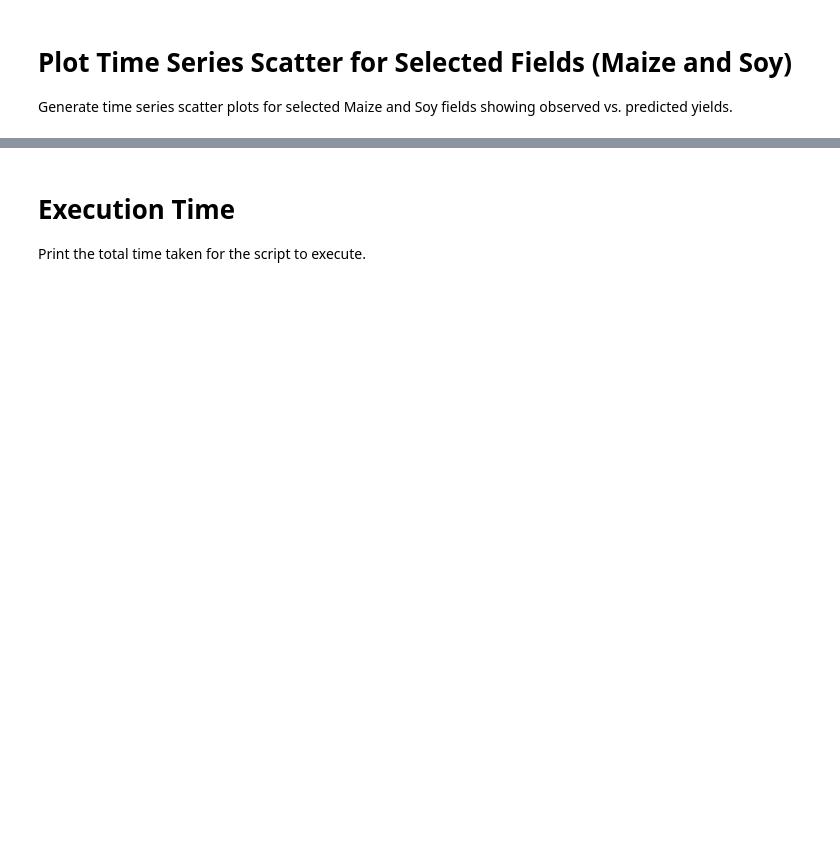
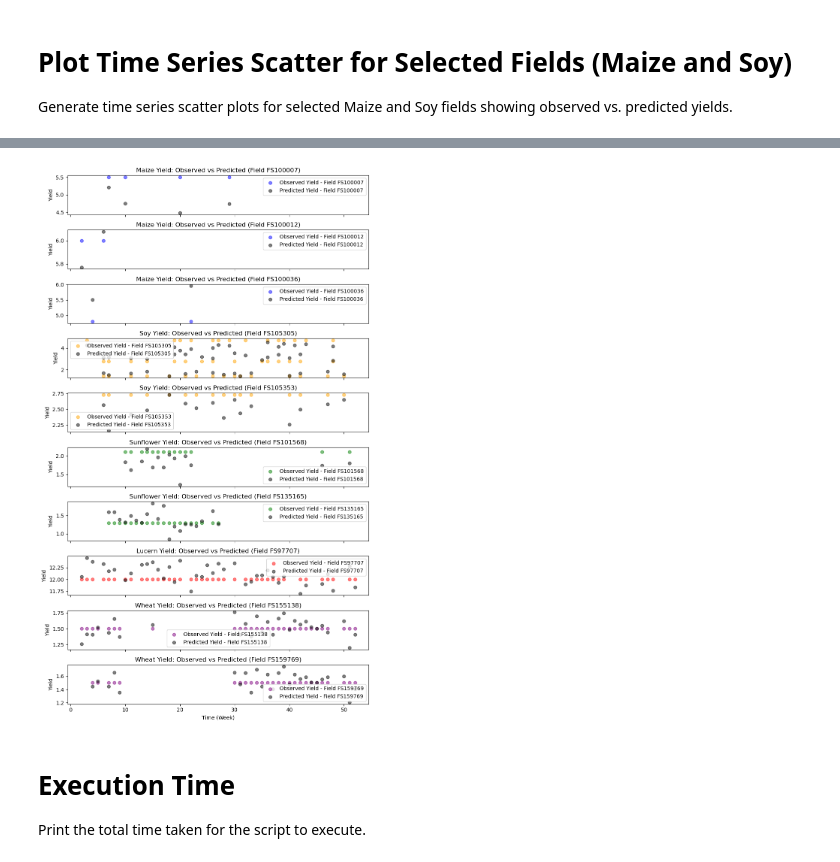
Before and after one commit to gbal17/CP_yield_new, a Jupyter notebook: 3_Simulation.ipynb, the cells around one changed output, grey strips where cells are left out. Saved outputs shown, nothing was run; the diff lists cells and outputs as text; code cells hidden in the pictures; blank space fills up the shorter version.

```diff
--- a/3_Simulation.ipynb
+++ b/3_Simulation.ipynb
@@ -232,3 +182,77 @@ plot_selected_fields(results_df, selected_maize_fields, selected_soy_fields, out
+# %%
+def plot_selected_fields(results_df, selected_fields_dict):
+    crop_types = ['Maize', 'Soy', 'Sunflower', 'Lucern', 'Wheat']
+
+    # Filter the dataset for each crop
+    crop_data = {crop: results_df[results_df['Crop_type'] == crop] for crop in crop_types}
+
+    # Extract unique FIELDIDs for each crop
+    field_ids = {crop: sorted(crop_data[crop]['FIELDID'].unique()) for crop in crop_types}
+
+    # Validate selected fields
+    valid_fields = {
+        crop: [field_ids[crop][idx - 1] for idx in selected_fields_dict.get(crop, []) if idx <= len(field_ids[crop])]
+        for crop in crop_types
+    }
+
+    # Check if at least one field is valid for plotting
+    if all(len(fields) == 0 for fields in valid_fields.values()):
+        print("Error: No valid fields selected for plotting.")
+        return
+
+    # Define the number of subplots needed
+    total_plots = sum(len(fields) for fields in valid_fields.values())
+    fig, axes = plt.subplots(nrows=total_plots, ncols=1, figsize=(9, 1.5 * total_plots), sharex=True)
+
+    if total_plots == 1:
+        axes = [axes]  # Ensure axes is iterable if only one subplot is created
+
+    colors = {
+        'Maize': 'blue',
+        'Soy': 'orange',
+        'Sunflower': 'green',
+        'Lucern': 'red',
+        'Wheat': 'purple'
+    }
+
+    plot_index = 0
+
+    # Loop through each crop and plot selected fields
+    for crop in crop_types:
+        for selected_field in valid_fields[crop]:
+            crop_df_selected = crop_data[crop][crop_data[crop]['FIELDID'] == selected_field]
+            crop_df_selected = crop_df_selected.sort_values(by=['Week'])  # Sort by Week
+            crop_time = crop_df_selected['Week']  # Use Week as the time axis
+
+            axes[plot_index].scatter(crop_time, crop_df_selected['Yield_mean'], label=f'Observed Yield - Field {selected_field}', color=colors[crop], alpha=0.5)
+            axes[plot_index].scatter(crop_time, crop_df_selected['Predicted_Yield'], label=f'Predicted Yield - Field {selected_field}', color='black', alpha=0.5)
+            axes[plot_index].set_title(f'{crop} Yield: Observed vs Predicted (Field {selected_field})')
+            axes[plot_index].set_ylabel('Yield')
+            axes[plot_index].legend()
+
+            plot_index += 1
+
+    # Set x-axis label only for the last plot
+    axes[-1].set_xlabel('Time (Week)')
+
+    # Adjust layout and save the figure
+    plt.tight_layout()
+    # plt.savefig(output_file)
+    plt.show()
+
+# Example selected fields dictionary (Modify as needed)
+selected_fields_dict = {
+    'Maize': [1, 2, 3],
+    'Soy': [1, 2],
+    'Sunflower': [1, 2],
+    'Lucern': [1],
+    'Wheat': [1, 2]
+}
+
+# Call plot for selected fields
+plot_selected_fields(results_df, selected_fields_dict)
+# %% [output]
+[figure, added]
 # %% [markdown]
 # Execution Time
 
```
Also changed, not shown: parts of 8 cells of this notebook, 39 other files.
